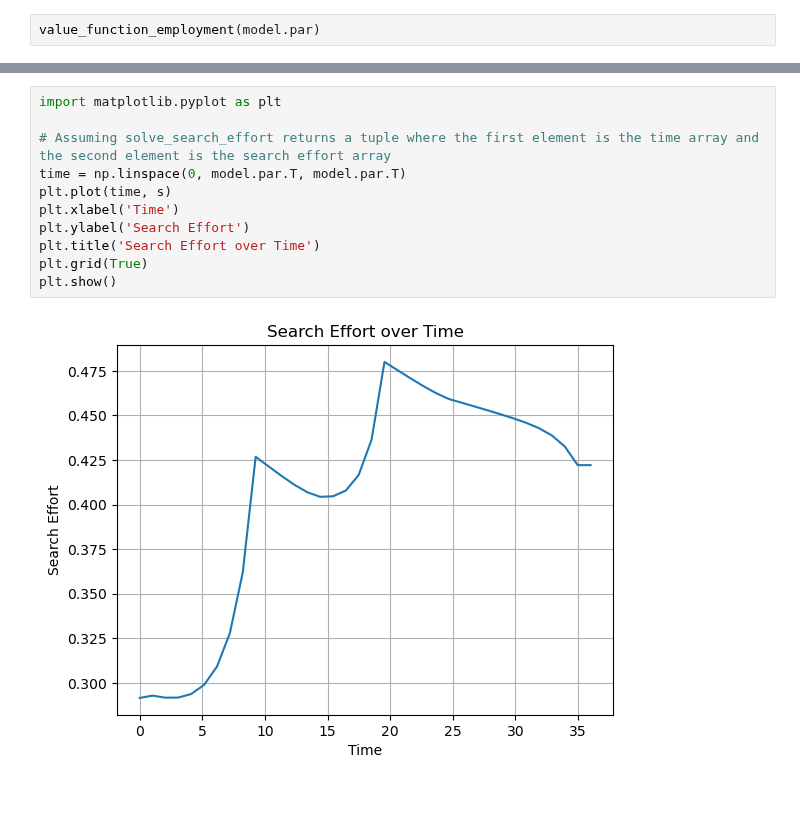
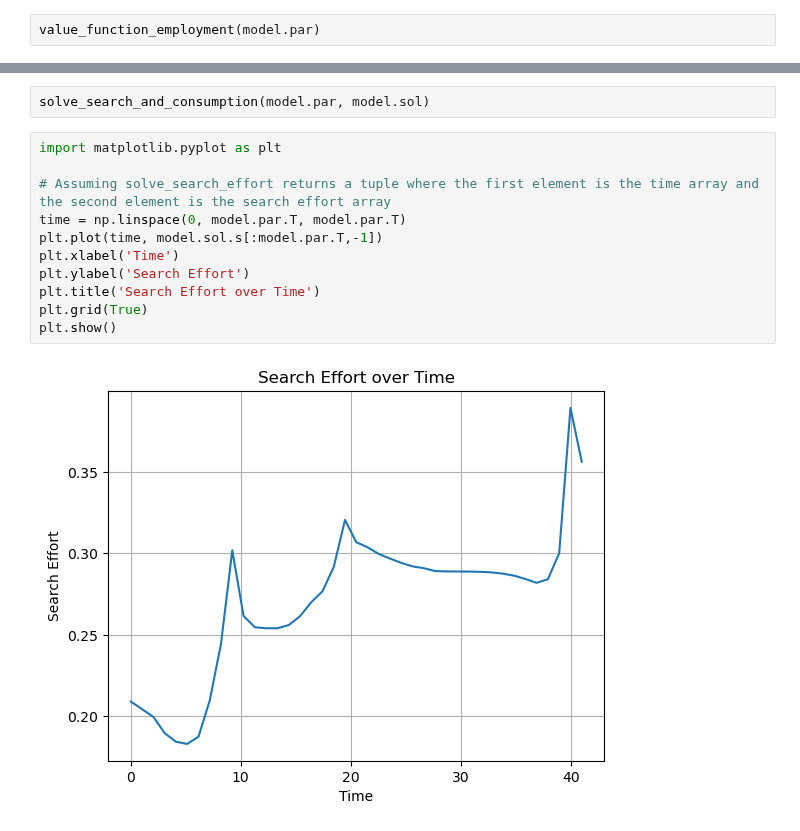
Before and after one commit to qrn838/Dynamic-programming-project, a Jupyter notebook: 2. consumption saving.ipynb, the cells around one changed output, grey strips where cells are left out. Drawn from its saved outputs; the diff is of its cells as text; blank space fills up the shorter version.

```diff
--- a/2. consumption saving.ipynb
+++ b/2. consumption saving.ipynb
@@ -42,13 +39,15 @@ s=s[:,0]
+# %%
+solve_search_and_consumption(model.par, model.sol)
 # %%
 import matplotlib.pyplot as plt
 
 # Assuming solve_search_effort returns a tuple where the first element is the time array and the second element is the search effort array
 time = np.linspace(0, model.par.T, model.par.T)
-plt.plot(time, s)
+plt.plot(time, model.sol.s[:model.par.T,-1])
 plt.xlabel('Time')
 plt.ylabel('Search Effort')
 plt.title('Search Effort over Time')
 plt.grid(True)
 plt.show()
 # %% [output]
-[figure, old version]
+[figure, new version]
```
Also changed, not shown: parts of 17 cells of this notebook, 2 other files.
